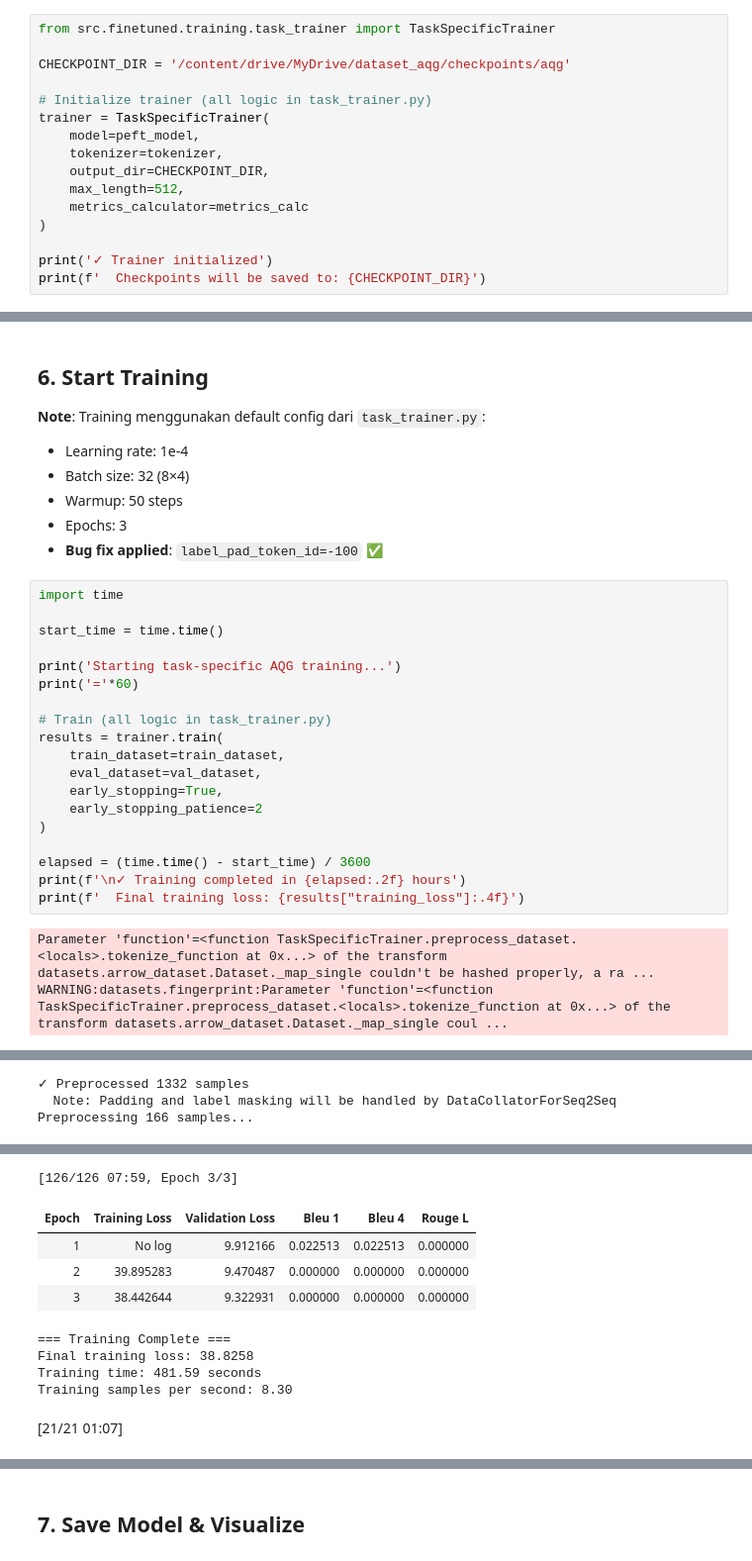
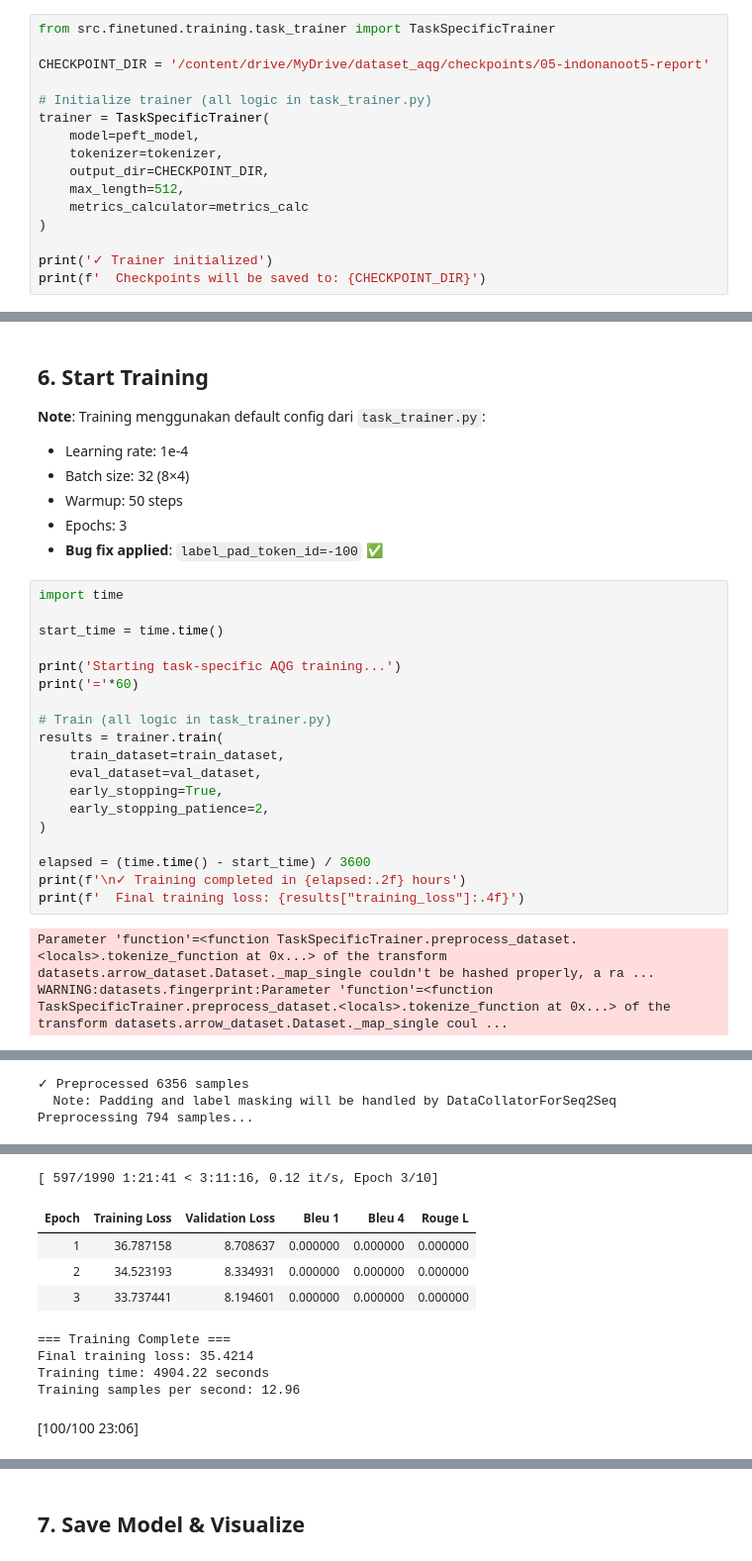
Before and after one commit to EviewNicks/AQG, a Jupyter notebook: src/finetuned/notebooks/03_task_specific_training_v2.ipynb, the cells around one changed output, grey strips where cells are left out. Shown at 99% size. Cells and saved outputs as stored; diff of their text form.

```diff
--- a/src/finetuned/notebooks/03_task_specific_training_v2.ipynb
+++ b/src/finetuned/notebooks/03_task_specific_training_v2.ipynb
@@ -316,7 +313,7 @@ Baseline Metrics:
 # %%
 from src.finetuned.training.task_trainer import TaskSpecificTrainer
 
-CHECKPOINT_DIR = '/content/drive/MyDrive/dataset_aqg/checkpoints/aqg'
+CHECKPOINT_DIR = '/content/drive/MyDrive/dataset_aqg/checkpoints/05-indonanoot5-report'
 
 # Initialize trainer (all logic in task_trainer.py)
 trainer = TaskSpecificTrainer(
@@ -354,7 +351,7 @@ results = trainer.train(
     train_dataset=train_dataset,
     eval_dataset=val_dataset,
     early_stopping=True,
-    early_stopping_patience=2
+    early_stopping_patience=2,
 )
 
 elapsed = (time.time() - start_time) / 3600
@@ -375,3 +372,3 @@ Preprocessing 1332 samples...
-✓ Preprocessed 1332 samples
+✓ Preprocessed 6356 samples
   Note: Padding and label masking will be handled by DataCollatorForSeq2Seq
-Preprocessing 166 samples...
+Preprocessing 794 samples...
@@ -391,14 +388,14 @@ Eval samples: 166
 Metrics: BLEU-4, ROUGE-L
 
 Starting training...
-[126/126 07:59, Epoch 3/3]
+[ 597/1990 1:21:41 < 3:11:16, 0.12 it/s, Epoch 3/10]
 | Epoch | Training Loss | Validation Loss | Bleu 1 | Bleu 4 | Rouge L |
-| 1 | No log | 9.912166 | 0.022513 | 0.022513 | 0.000000 |
-| 2 | 39.895283 | 9.470487 | 0.000000 | 0.000000 | 0.000000 |
-| 3 | 38.442644 | 9.322931 | 0.000000 | 0.000000 | 0.000000 |
+| 1 | 36.787158 | 8.708637 | 0.000000 | 0.000000 | 0.000000 |
+| 2 | 34.523193 | 8.334931 | 0.000000 | 0.000000 | 0.000000 |
+| 3 | 33.737441 | 8.194601 | 0.000000 | 0.000000 | 0.000000 |
 === Training Complete ===
-Final training loss: 38.8258
-Training time: 481.59 seconds
-Training samples per second: 8.30
+Final training loss: 35.4214
+Training time: 4904.22 seconds
+Training samples per second: 12.96
-[21/21 01:07]
+[100/100 23:06]
 === Final Evaluation Metrics ===
```
Also changed, not shown: parts of 14 cells of this notebook, 20 other files.
